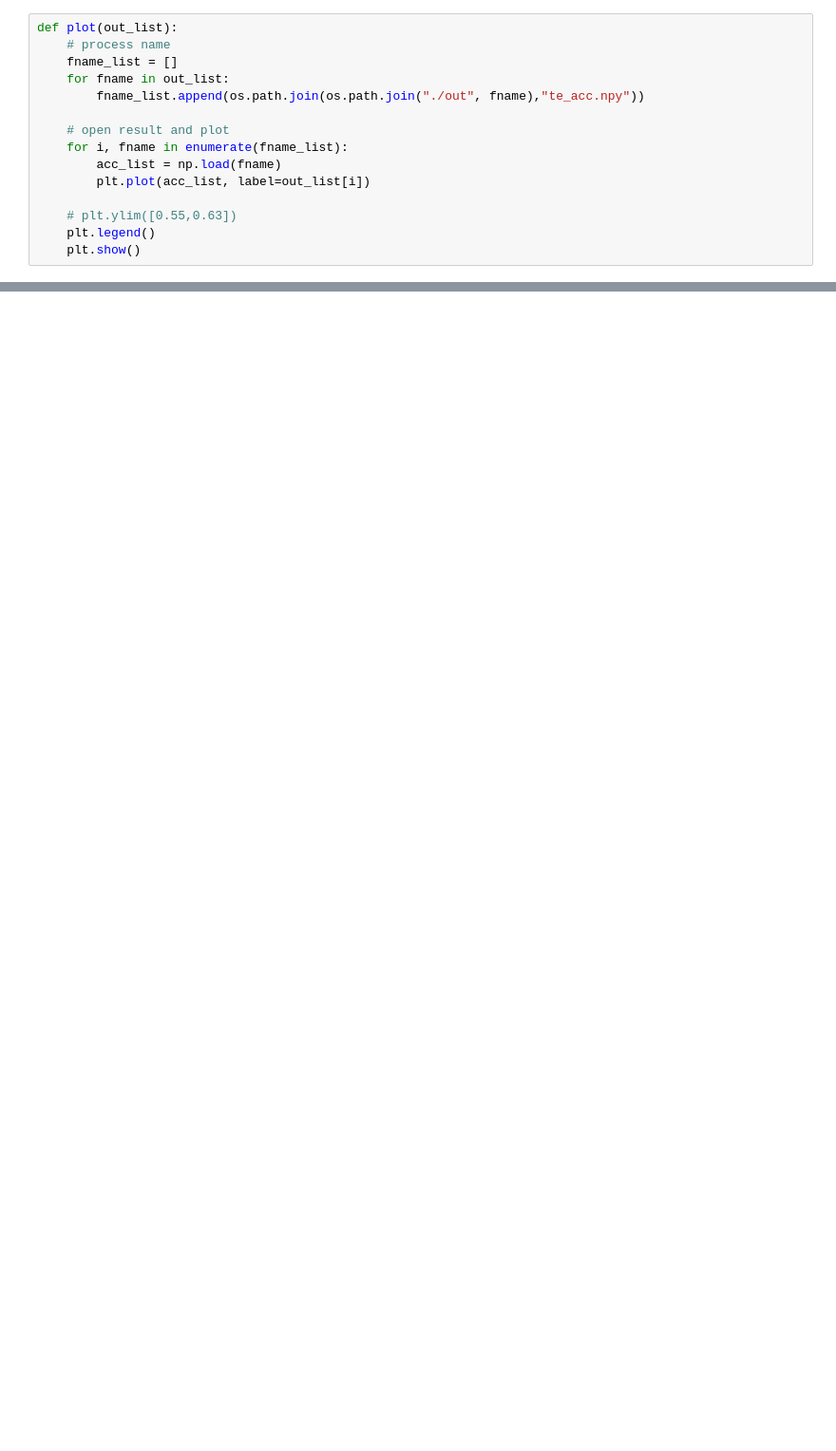
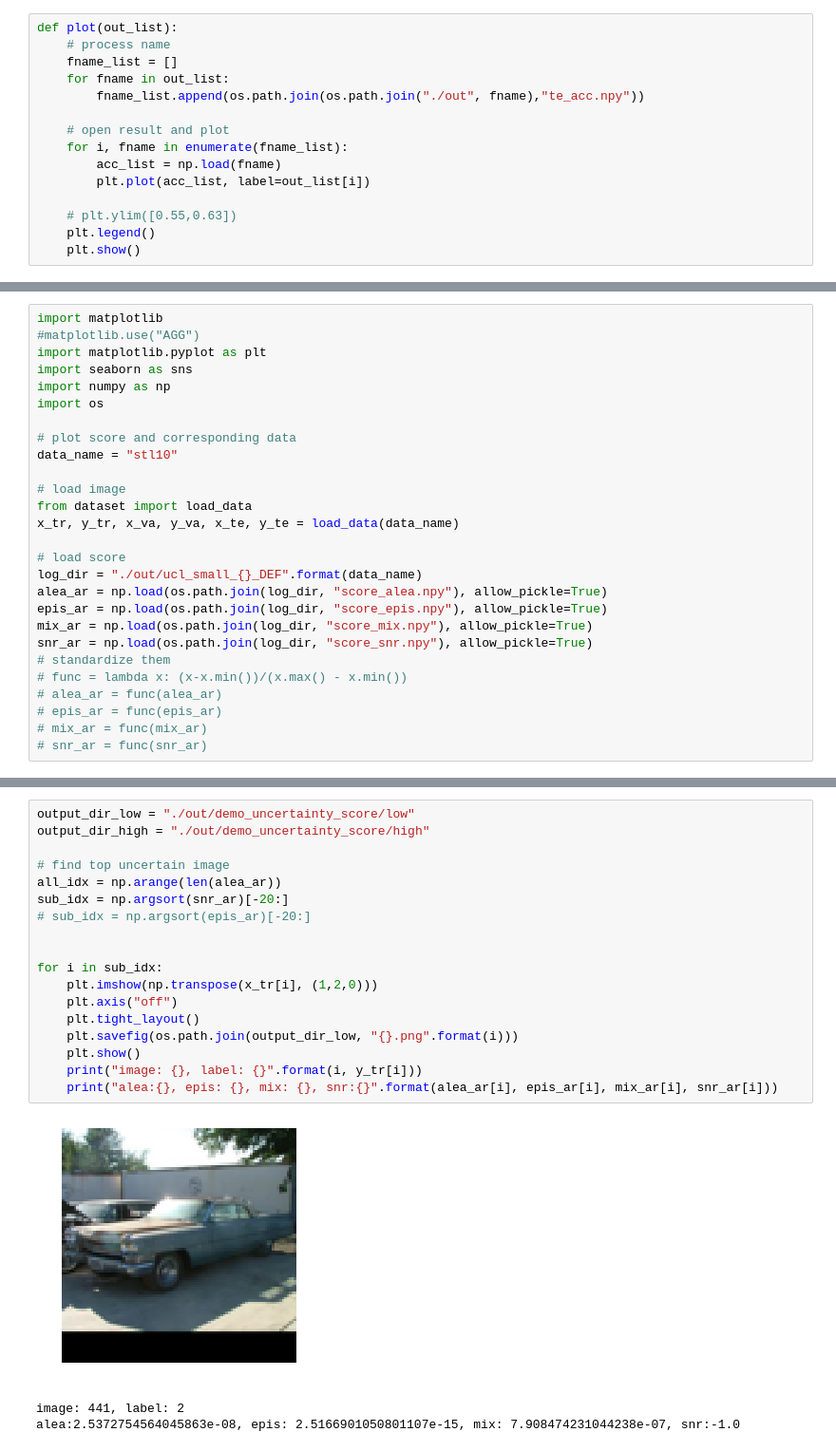
Before and after one commit to RyanWangZf/Bayes-CL, a Jupyter notebook: UCL-Image/plot_out.ipynb, the cells around one changed output, grey strips where cells are left out. Shown at 95% size. Cells and saved outputs as stored; diff of their text form; blank space fills up the shorter version.

```diff
--- a/UCL-Image/plot_out.ipynb
+++ b/UCL-Image/plot_out.ipynb
@@ -27,0 +65,27 @@ plot(out_list)
+# %%
+import matplotlib
+#matplotlib.use("AGG")
+import matplotlib.pyplot as plt
+import seaborn as sns
+import numpy as np
+import os
+
+# plot score and corresponding data
+data_name = "stl10"
+
+# load image
+from dataset import load_data
+x_tr, y_tr, x_va, y_va, x_te, y_te = load_data(data_name)
+
+# load score
+log_dir = "./out/ucl_small_{}_DEF".format(data_name)
+alea_ar = np.load(os.path.join(log_dir, "score_alea.npy"), allow_pickle=True)
+epis_ar = np.load(os.path.join(log_dir, "score_epis.npy"), allow_pickle=True)
+mix_ar = np.load(os.path.join(log_dir, "score_mix.npy"), allow_pickle=True)
+snr_ar = np.load(os.path.join(log_dir, "score_snr.npy"), allow_pickle=True)
+# standardize them
+# func = lambda x: (x-x.min())/(x.max() - x.min())
+# alea_ar = func(alea_ar)
+# epis_ar = func(epis_ar)
+# mix_ar = func(mix_ar)
+# snr_ar = func(snr_ar)
@@ -27,0 +96,22 @@ plot(out_list)
+# %%
+output_dir_low = "./out/demo_uncertainty_score/low"
+output_dir_high = "./out/demo_uncertainty_score/high"
+
+# find top uncertain image
+all_idx = np.arange(len(alea_ar))
+sub_idx = np.argsort(snr_ar)[-20:]
+# sub_idx = np.argsort(epis_ar)[-20:]
+
+
+for i in sub_idx:
+    plt.imshow(np.transpose(x_tr[i], (1,2,0)))
+    plt.axis("off")
+    plt.tight_layout()
+    plt.savefig(os.path.join(output_dir_low, "{}.png".format(i)))
+    plt.show()
+    print("image: {}, label: {}".format(i, y_tr[i]))
+    print("alea:{}, epis: {}, mix: {}, snr:{}".format(alea_ar[i], epis_ar[i], mix_ar[i], snr_ar[i]))
+# %% [output]
+[figure, added]
+image: 441, label: 2
+alea:2.5372754564045863e-08, epis: 2.5166901050801107e-15, mix: 7.908474231044238e-07, snr:-1.0
```
Also changed, not shown: parts of 8 cells of this notebook, 31 other files.
